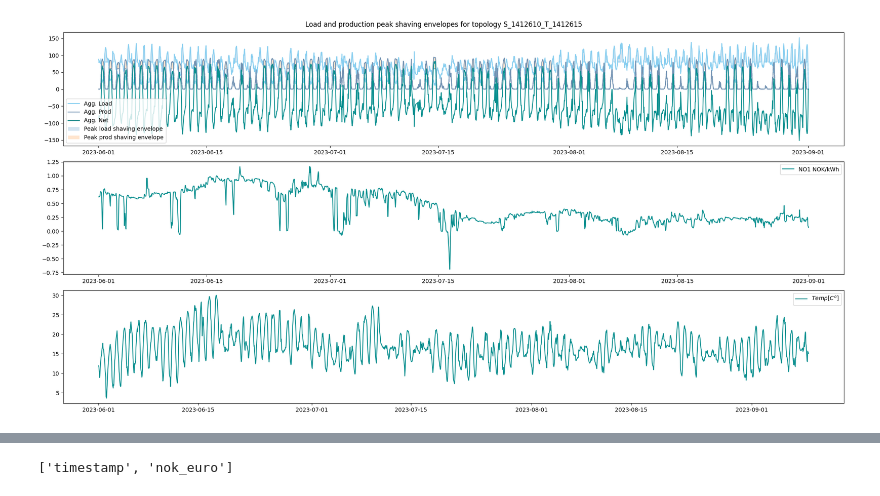
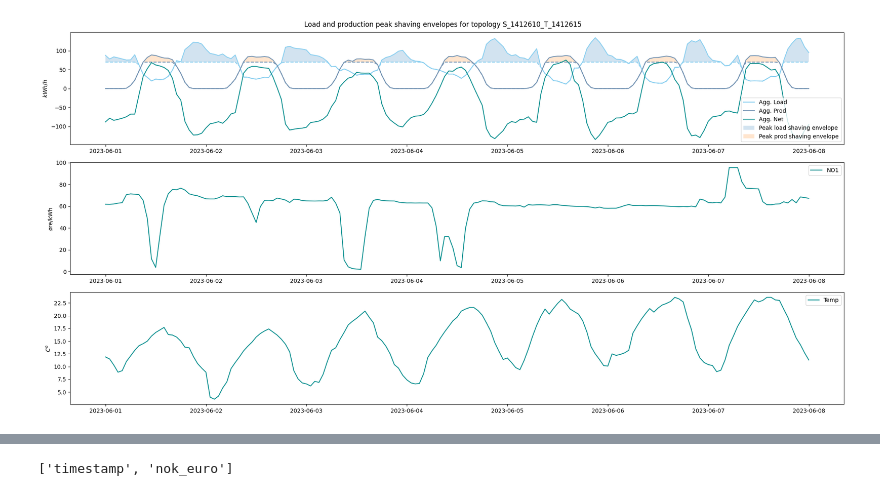
Before and after one commit to pmaree/Norgesnett, a Jupyter notebook: notebook/peak_load_shaving.ipynb, the cells around one changed output, grey strips where cells are left out. Cells and saved outputs as stored; diff of their text form; code cells hidden in the pictures.

```diff
--- a/notebook/peak_load_shaving.ipynb
+++ b/notebook/peak_load_shaving.ipynb
@@ -17,7 +17,7 @@ def print_df(df: pl.DataFrame, sort_by: str, n:int):
 # %%
 # date range of simulation
 from_date = datetime(year=2023, month=6, day=1, hour=0, minute=0, second=0)
-to_date = from_date + timedelta(days=100)
+to_date = from_date + timedelta(days=7)
 # %%
 # load data frames
 topology = 'S_1412610_T_1412615'
@@ -57,8 +57,8 @@ def exhange_calculator(exchange: pl.DataFrame, price: pl.DataFrame):
 price_df = exhange_calculator(exchange=valuta_df, price=spot_df)
 # %%
 # limit
-prod_limit_kwh = 60
-load_limit_kwh = 80
+prod_limit_kwh = 70
+load_limit_kwh = 70
 
 # plot aggregated neighborhood over week
 ami_cnt = topology_df.n_unique(subset='meteringPointId')
@@ -90,26 +90,29 @@ df = (topology_df.sort(by=['fromTime']).group_by_dynamic('fromTime', every='1h')
 # %%
 fig, ax = plt.subplots(3,1, figsize=(20,10))
 
 ax[0].plot(df['fromTime'], df['p_load_sum_kwh'], color='#89CFF0', label='Agg. Load')
 ax[0].plot(df['fromTime'], df['req_load_kwh'], color='#89CFF0', linestyle='dashed')
 ax[0].plot(df['fromTime'], df['p_prod_sum_kwh'], color='#7393B3', label='Agg. Prod')
 ax[0].plot(df['fromTime'], df['req_prod_kwh'], color='#7393B3', linestyle='dashed')
 ax[0].plot(df['fromTime'], df['p_export_sum_kwh'], color='#088F8F', label='Agg. Net')
 
 ax[0].fill_between(df['fromTime'], df['p_load_sum_kwh'], df['req_load_kwh'], alpha=0.2, label='Peak load shaving envelope')
 ax[0].fill_between(df['fromTime'], df['p_prod_sum_kwh'], df['req_prod_kwh'], alpha=0.2, label='Peak prod shaving envelope')
+ax[0].set_ylabel('$kWh/h$')
 ax[0].legend()
 
-ax[1].plot(price_df['timestamp'], price_df[price_area], color='#088F8F', label=f'{price_area} NOK/kWh')
+ax[1].plot(price_df['timestamp'], price_df[price_area]*100, color='#088F8F', label=f'{price_area}')
+ax[1].set_ylabel('øre/kWh')
 ax[1].legend()
 
-ax[2].plot(weather_df['timestamp'], weather_df['temp'], color='#088F8F', label='$Temp [C^o]$')
+ax[2].plot(weather_df['timestamp'], weather_df['temp'], color='#088F8F', label='Temp')
+ax[2].set_ylabel('$C^o$')
 ax[2].legend()
 
 plt.suptitle(f'Load and production peak shaving envelopes for topology {topology}')
 fig.tight_layout()
 # %% [output]
-[figure, old version]
+[figure, new version]
 # %%
 df_envelope=df.select(['fromTime', 'shave_load_by_kwh','shave_prod_by_kwh'])
 df_envelope = df_envelope.with_columns(pl.col('fromTime').dt.strftime(time_format).alias('from_time'),
```
Also changed, not shown: parts of 2 cells of this notebook, 6 other files.
